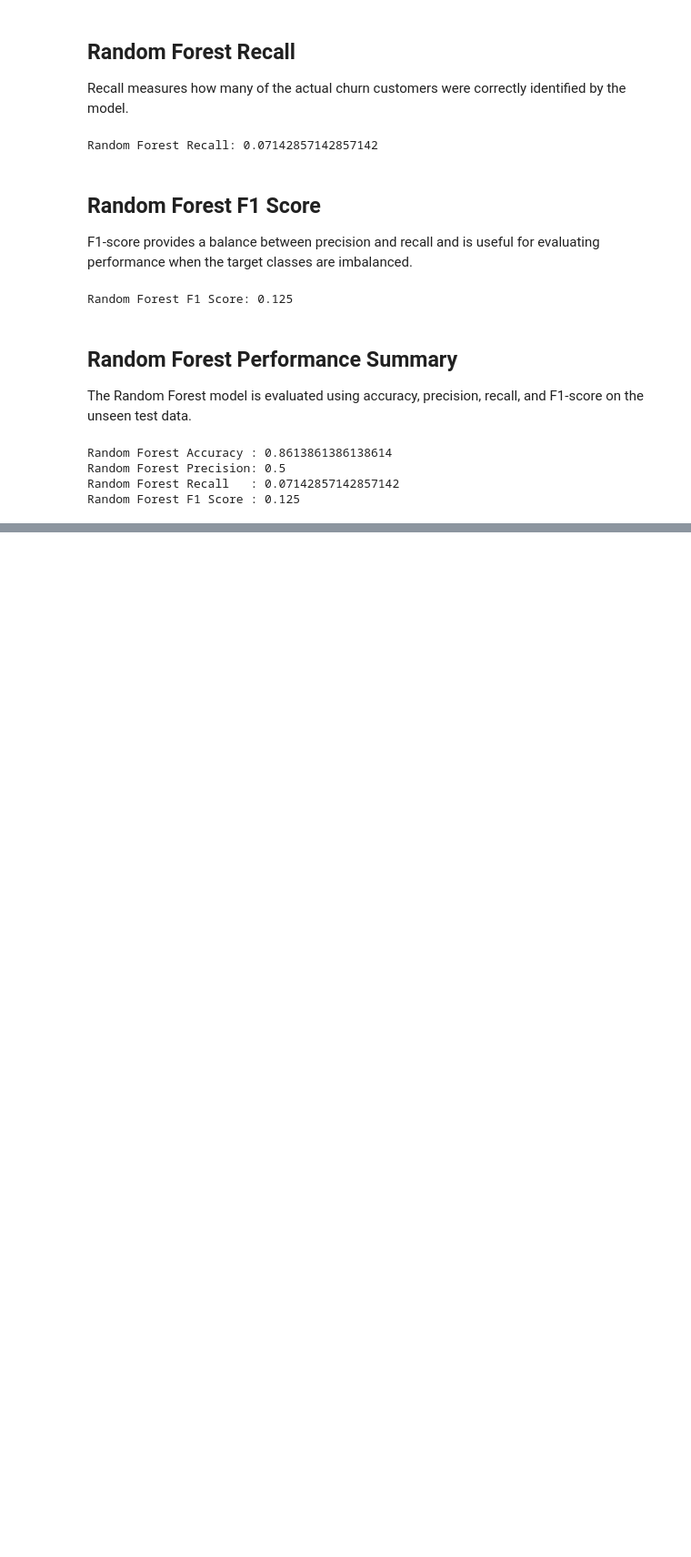
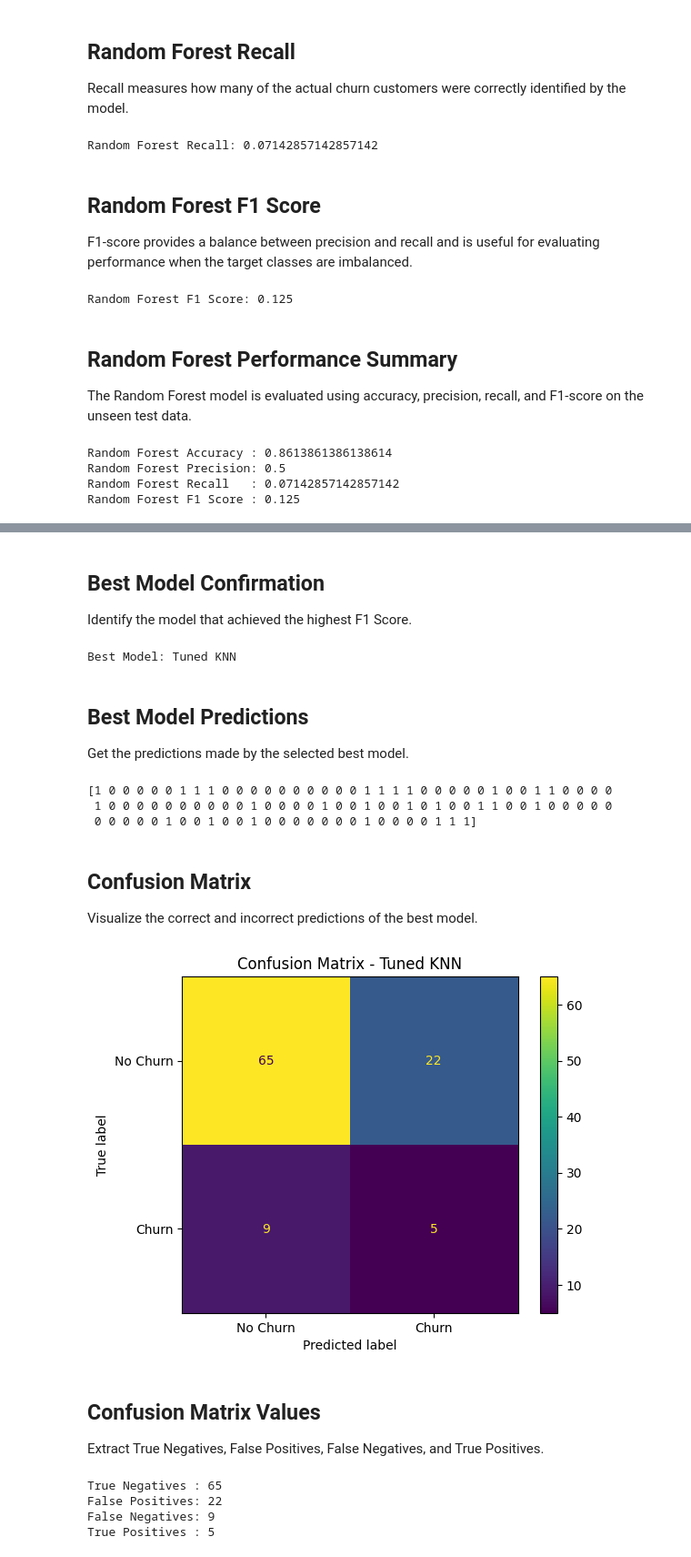
Before and after one commit to Alka-Sharma2006/customer-churn-analysis-ml, a Jupyter notebook: project.ipynb, the cells around one changed output, grey strips where cells are left out. Shown at 91% size. Cells and saved outputs as stored; diff of their text form; code cells hidden in the pictures; blank space fills up the shorter version.

```diff
--- a/project.ipynb
+++ b/project.ipynb
@@ -1222,0 +1334,10 @@ Random Forest F1 Score : 0.125
+# %%
+# Best tuned models
+best_lr = lr_grid.best_estimator_
+best_knn = knn_grid.best_estimator_
+best_rf = rf_grid.best_estimator_
+
+# Predictions on unseen test data
+Y_pred_lr_tuned = best_lr.predict(X_test_scaled)
+Y_pred_knn_tuned = best_knn.predict(X_test_scaled)
+Y_pred_rf_tuned = best_rf.predict(X_test_scaled)
@@ -1222,0 +1480,64 @@ Random Forest F1 Score : 0.125
+# %% [markdown]
+## Best Model Confirmation
+
+Identify the model that achieved the highest F1 Score.
+# %%
+best_model_name = tuned_comparison.loc[
+    tuned_comparison["F1 Score"].idxmax(),
+    "Model"
+]
+print("Best Model:", best_model_name)
+# %% [output]
+Best Model: Tuned KNN
+# %% [markdown]
+## Best Model Predictions
+
+Get the predictions made by the selected best model.
+# %%
+predictions = {
+    "Tuned Logistic Regression": Y_pred_lr_tuned,
+    "Tuned KNN": Y_pred_knn_tuned,
+    "Tuned Random Forest": Y_pred_rf_tuned
+}
+# %%
+best_predictions = predictions[best_model_name]
+
+print(best_predictions)
+# %% [output]
+[1 0 0 0 0 0 1 1 1 0 0 0 0 0 0 0 0 0 0 1 1 1 1 0 0 0 0 0 1 0 0 1 1 0 0 0 0
+ 1 0 0 0 0 0 0 0 0 0 0 1 0 0 0 0 1 0 0 1 0 0 1 0 1 0 0 1 1 0 0 1 0 0 0 0 0
+ 0 0 0 0 0 1 0 0 1 0 0 1 0 0 0 0 0 0 0 1 0 0 0 0 1 1 1]
+# %% [markdown]
+## Confusion Matrix
+
+Visualize the correct and incorrect predictions of the best model.
+# %%
+from sklearn.metrics import confusion_matrix, ConfusionMatrixDisplay
+
+cm = confusion_matrix(Y_test, best_predictions)
+
+display = ConfusionMatrixDisplay(
+    confusion_matrix=cm,
+    display_labels=["No Churn", "Churn"]
+)
+
+display.plot()
+plt.title(f"Confusion Matrix - {best_model_name}")
+plt.show()
+# %% [output]
+[figure, added]
+# %% [markdown]
+## Confusion Matrix Values
+
+Extract True Negatives, False Positives, False Negatives, and True Positives.
+# %%
+tn, fp, fn, tp = cm.ravel()
+print("True Negatives :", tn)
+print("False Positives:", fp)
+print("False Negatives:", fn)
+print("True Positives :", tp)
+# %% [output]
+True Negatives : 65
+False Positives: 22
+False Negatives: 9
+True Positives : 5
```
Also changed, not shown: parts of 43 cells of this notebook.
